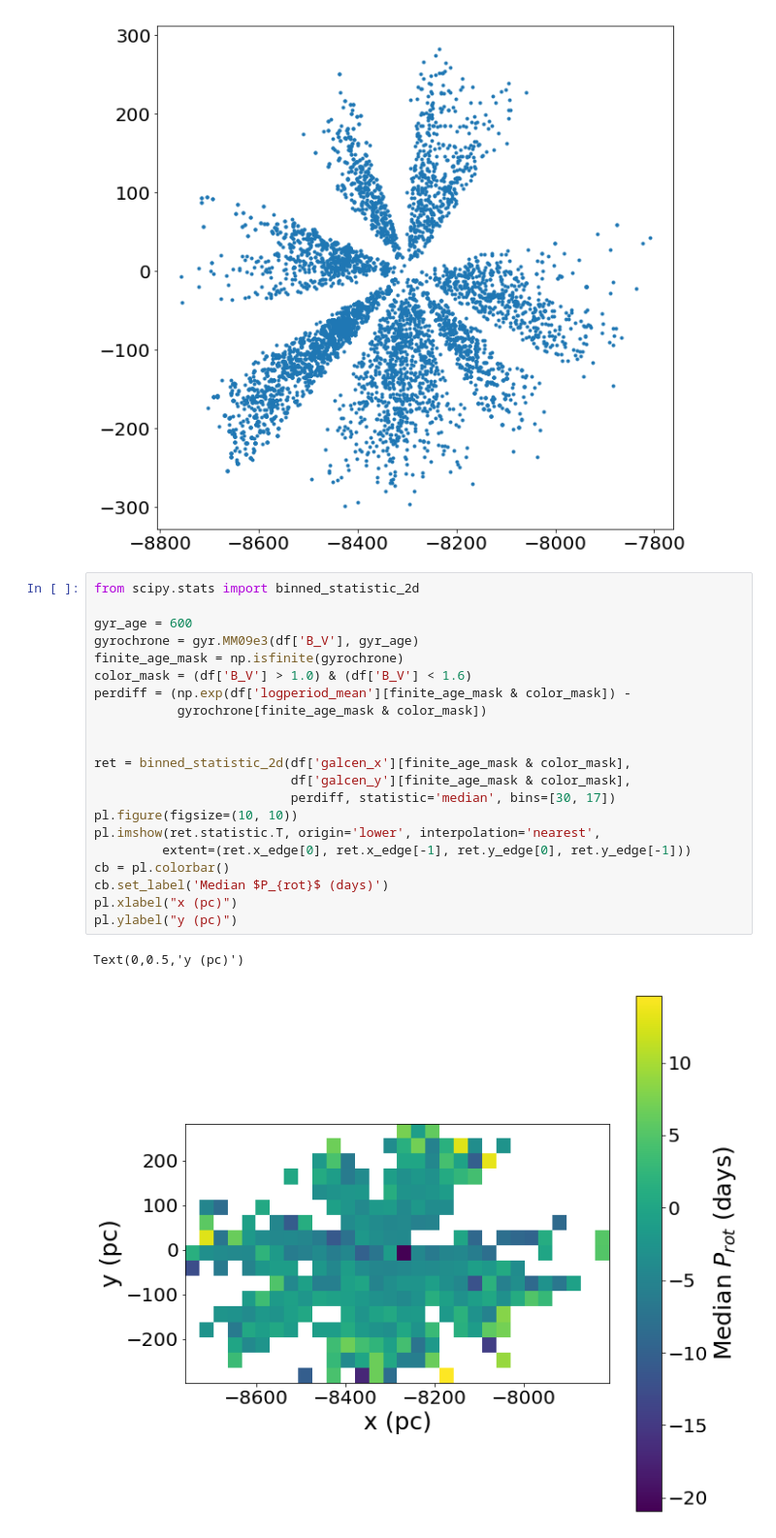
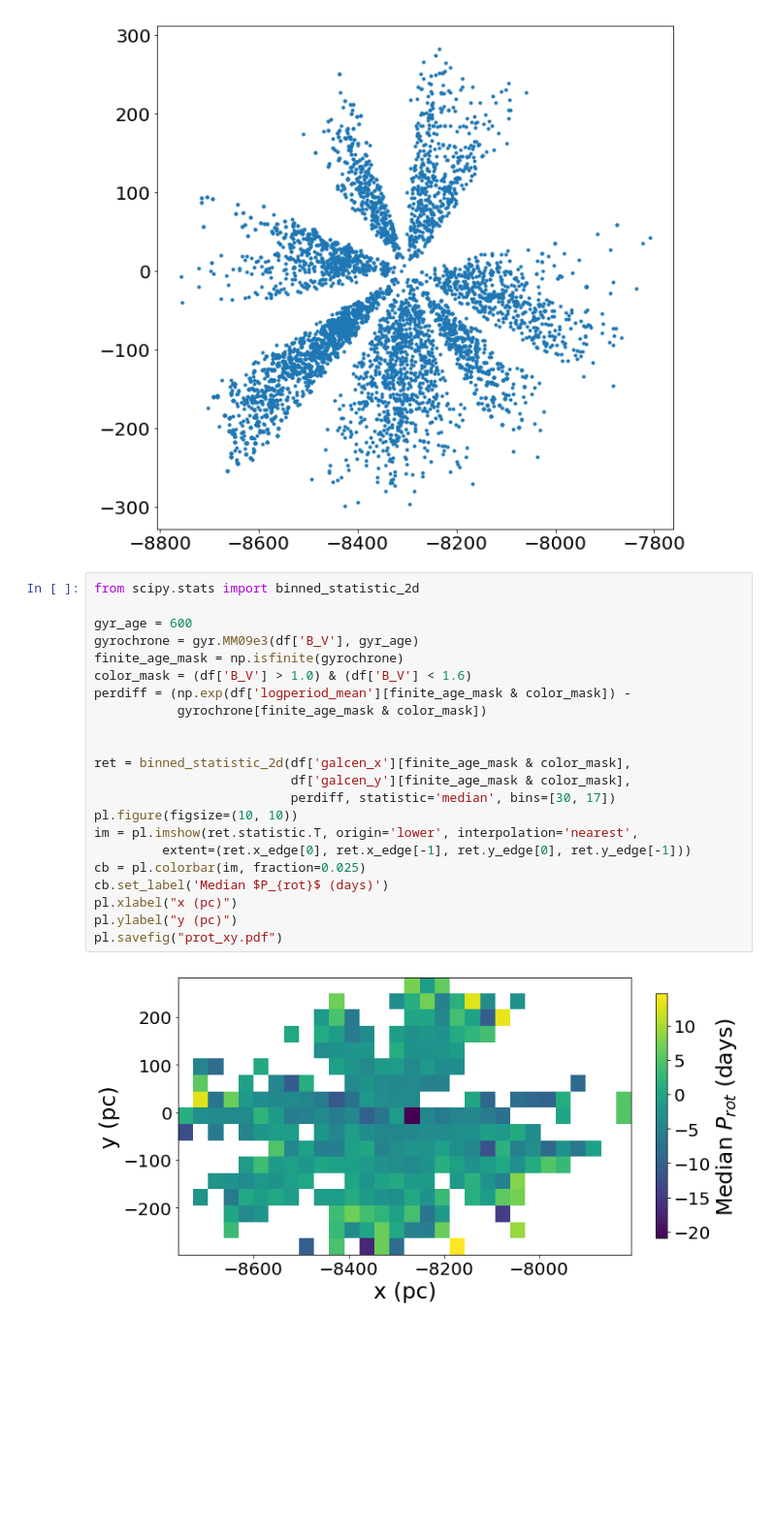
Before and after one commit to tagordon/k2rot, a Jupyter notebook: round/figures/map.ipynb, the cells around one changed output. Shown at 97% size. Saved outputs shown, nothing was run; the diff lists cells and outputs as text; blank space fills up the shorter version.

```diff
--- a/round/figures/map.ipynb
+++ b/round/figures/map.ipynb
@@ -26,27 +26,27 @@ pl.plot(df['galcen_x'], df['galcen_y'], '.')
 # %%
 from scipy.stats import binned_statistic_2d
 
 gyr_age = 600
 gyrochrone = gyr.MM09e3(df['B_V'], gyr_age)
 finite_age_mask = np.isfinite(gyrochrone)
 color_mask = (df['B_V'] > 1.0) & (df['B_V'] < 1.6)
 perdiff = (np.exp(df['logperiod_mean'][finite_age_mask & color_mask]) -
            gyrochrone[finite_age_mask & color_mask])
 
 
 ret = binned_statistic_2d(df['galcen_x'][finite_age_mask & color_mask],
                           df['galcen_y'][finite_age_mask & color_mask],
                           perdiff, statistic='median', bins=[30, 17])
 pl.figure(figsize=(10, 10))
-pl.imshow(ret.statistic.T, origin='lower', interpolation='nearest',
+im = pl.imshow(ret.statistic.T, origin='lower', interpolation='nearest',
          extent=(ret.x_edge[0], ret.x_edge[-1], ret.y_edge[0], ret.y_edge[-1]))
-cb = pl.colorbar()
+cb = pl.colorbar(im, fraction=0.025)
 cb.set_label('Median $P_{rot}$ (days)')
 pl.xlabel("x (pc)")
 pl.ylabel("y (pc)")
+pl.savefig("prot_xy.pdf")
 # %% [output]
-Text(0,0.5,'y (pc)')
-[figure, old version]
+[figure, new version]
 # %%
 ret = binned_statistic_2d(df['galcen_x'][finite_age_mask & color_mask],
                           df['galcen_z'][finite_age_mask & color_mask],
```
Also changed, not shown: parts of 2 cells of this notebook, 10 other files.
